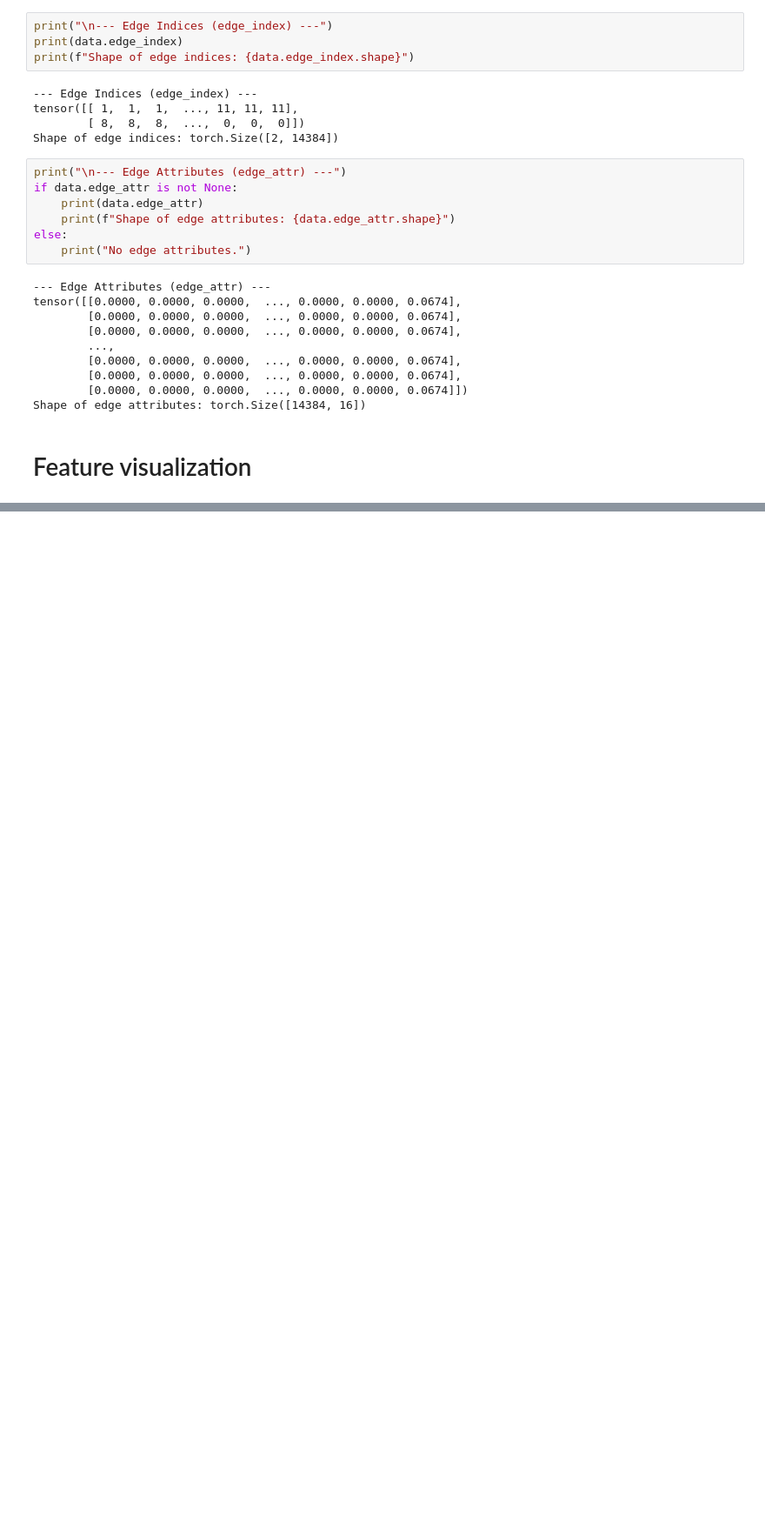
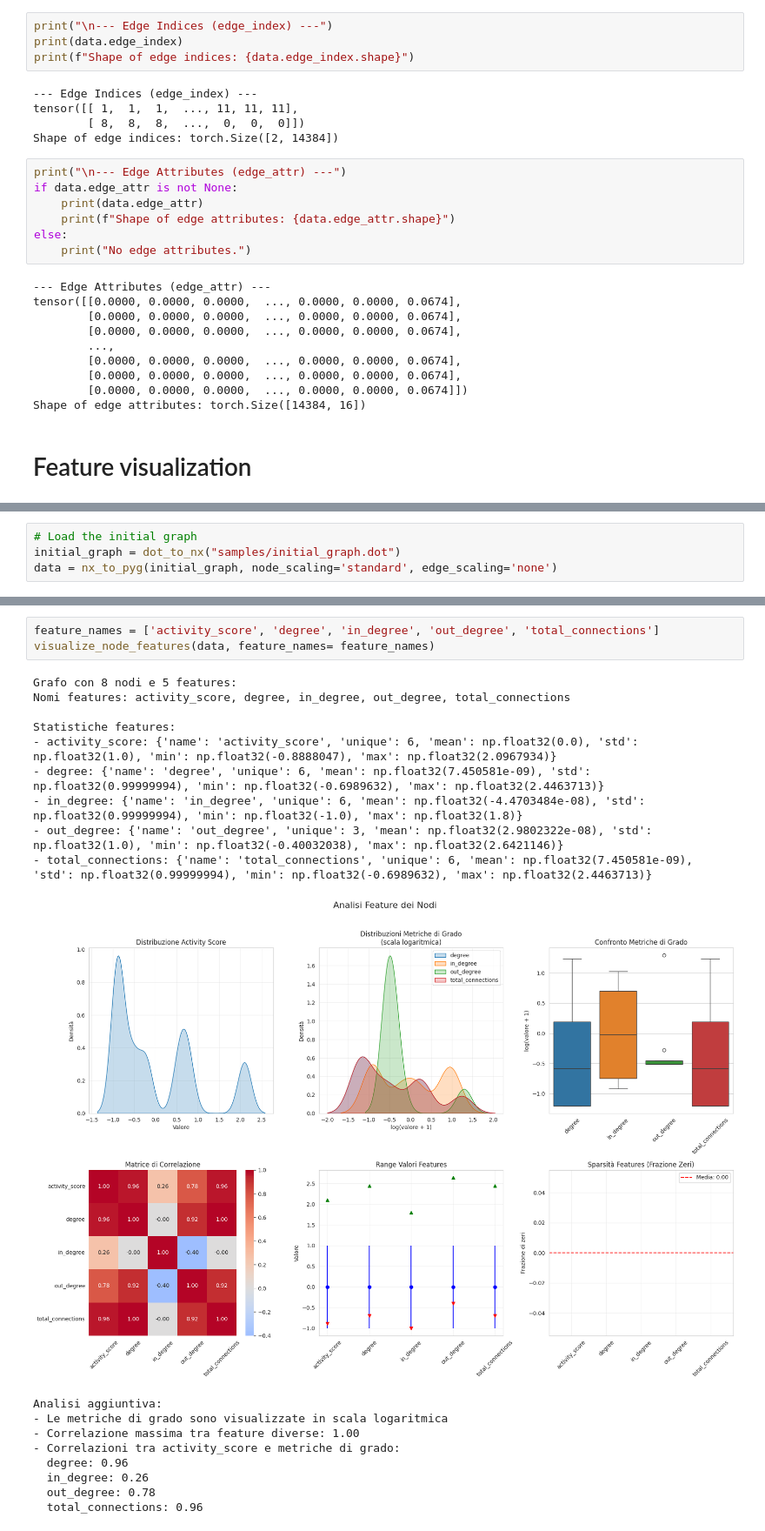
Before and after one commit to khoinhtvn/encryptedsummer, a Jupyter notebook: graph_consumer/import_graph.ipynb, the cells around one changed output, grey strips where cells are left out. Shown at 87% size. Cells and saved outputs as stored; diff of their text form; blank space fills up the shorter version.

Commit message:
Refined graph import, implemented incremental update.

```diff
--- a/graph_consumer/import_graph.ipynb
+++ b/graph_consumer/import_graph.ipynb
@@ -733,0 +798,4 @@ Analisi aggiuntiva:
+# %%
+# Load the initial graph
+initial_graph = dot_to_nx("samples/initial_graph.dot")
+data = nx_to_pyg(initial_graph, node_scaling='standard', edge_scaling='none')
@@ -733,0 +814,22 @@ Analisi aggiuntiva:
+# %%
+feature_names = ['activity_score', 'degree', 'in_degree', 'out_degree', 'total_connections']
+visualize_node_features(data, feature_names= feature_names)
+# %% [output]
+Grafo con 8 nodi e 5 features:
+Nomi features: activity_score, degree, in_degree, out_degree, total_connections
+
+Statistiche features:
+- activity_score: {'name': 'activity_score', 'unique': 6, 'mean': np.float32(0.0), 'std': np.float32(1.0), 'min': np.float32(-0.8888047), 'max': np.float32(2.0967934)}
+- degree: {'name': 'degree', 'unique': 6, 'mean': np.float32(7.450581e-09), 'std': np.float32(0.99999994), 'min': np.float32(-0.6989632), 'max': np.float32(2.4463713)}
+- in_degree: {'name': 'in_degree', 'unique': 6, 'mean': np.float32(-4.4703484e-08), 'std': np.float32(0.99999994), 'min': np.float32(-1.0), 'max': np.float32(1.8)}
+- out_degree: {'name': 'out_degree', 'unique': 3, 'mean': np.float32(2.9802322e-08), 'std': np.float32(1.0), 'min': np.float32(-0.40032038), 'max': np.float32(2.6421146)}
+- total_connections: {'name': 'total_connections', 'unique': 6, 'mean': np.float32(7.450581e-09), 'std': np.float32(0.99999994), 'min': np.float32(-0.6989632), 'max': np.float32(2.4463713)}
+[figure, added]
+Analisi aggiuntiva:
+- Le metriche di grado sono visualizzate in scala logaritmica
+- Correlazione massima tra feature diverse: 1.00
+- Correlazioni tra activity_score e metriche di grado:
+  degree: 0.96
+  in_degree: 0.26
+  out_degree: 0.78
+  total_connections: 0.96
```
Also changed, not shown: parts of 15 cells of this notebook, 4 other files.
